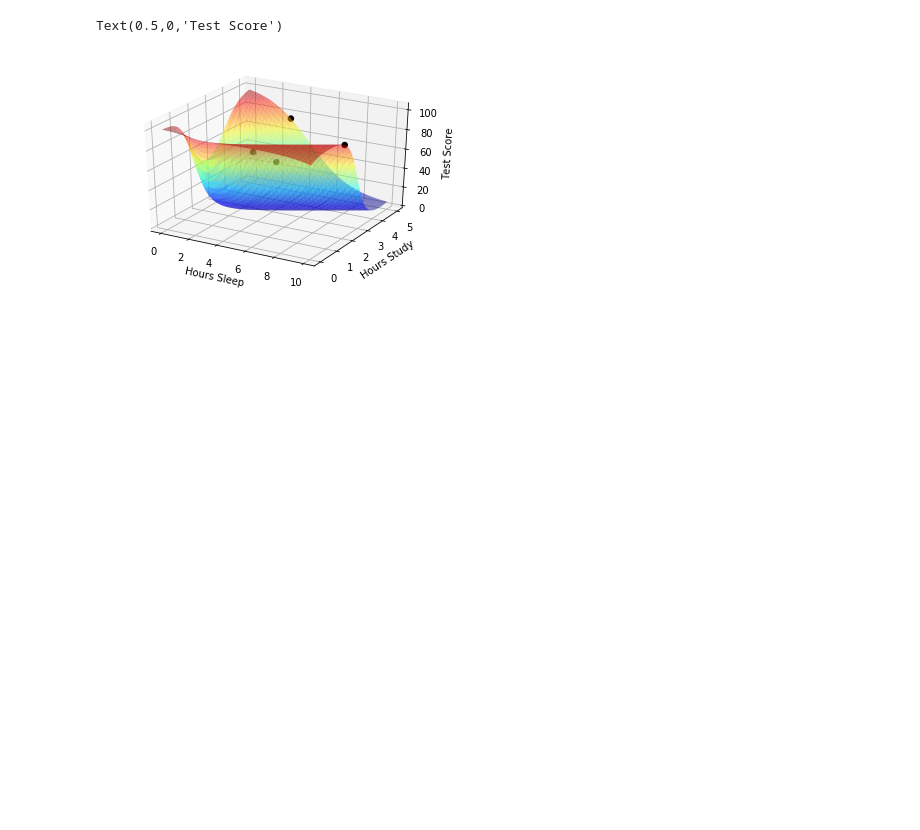
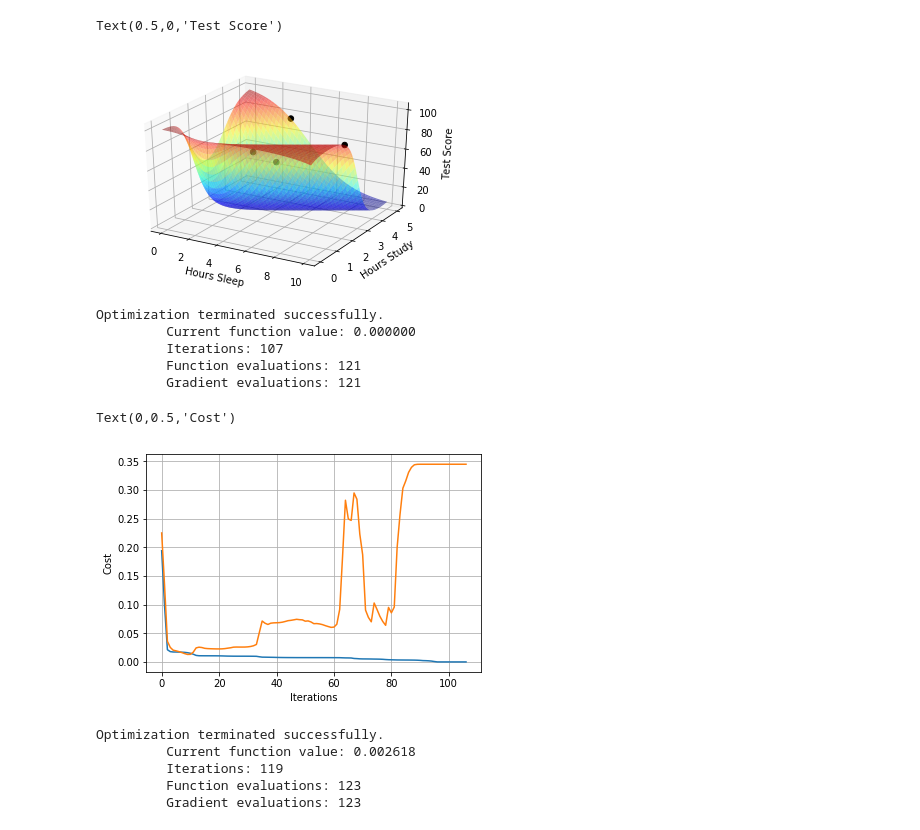
Before and after one commit to VineethKanaparthi/Neural_Nets_Demystifyed, a Jupyter notebook: Part - 2 Dealing with Over Fitting and Regularizations.ipynb, the cells around one changed output. Drawn from its saved outputs; the diff is of its cells as text; code cells hidden in the pictures; blank space fills up the shorter version.

```diff
--- a/Part - 2 Dealing with Over Fitting and Regularizations.ipynb
+++ b/Part - 2 Dealing with Over Fitting and Regularizations.ipynb
@@ -171,3 +171,19 @@ ax.set_zlabel('Test Score')
 # %% [output]
 Text(0.5,0,'Test Score')
 [figure]
+# %%
+#Training Data:
+trainX = np.array(([3,5], [5,1], [10,2], [6,1.5]), dtype=float)
+trainY = np.array(([75], [82], [93], [70]), dtype=float)
+
+#Testing Data:
+testX = np.array(([4, 5.5], [4.5,1], [9,2.5], [6, 2]), dtype=float)
+testY = np.array(([70], [89], [85], [75]), dtype=float)
+
+#Normalize:
+trainX = trainX/np.amax(trainX, axis=0)
+trainY = trainY/100 #Max test score is 100
+
+#Normalize by max of training data:
+testX = testX/np.amax(trainX, axis=0)
+testY = testY/100 #Max test score is 100
@@ -173,0 +229,22 @@ Text(0.5,0,'Test Score')
+# %%
+#Train network with new data:
+NN = Neural_Network()
+
+T = trainer(NN)
+T.train(trainX, trainY, testX, testY)
+# %% [output]
+Optimization terminated successfully.
+         Current function value: 0.000000
+         Iterations: 107
+         Function evaluations: 121
+         Gradient evaluations: 121
+# %%
+#Plot cost during training:
+plot(T.J)
+plot(T.testJ)
+grid(1)
+xlabel('Iterations')
+ylabel('Cost')
+# %% [output]
+Text(0,0.5,'Cost')
+[figure, added]
@@ -173,0 +351,8 @@ Text(0.5,0,'Test Score')
+# %%
+T.train(X,y,testX,testY)
+# %% [output]
+Optimization terminated successfully.
+         Current function value: 0.002618
+         Iterations: 119
+         Function evaluations: 123
+         Gradient evaluations: 123
```
Also changed, not shown: parts of 9 cells of this notebook.
